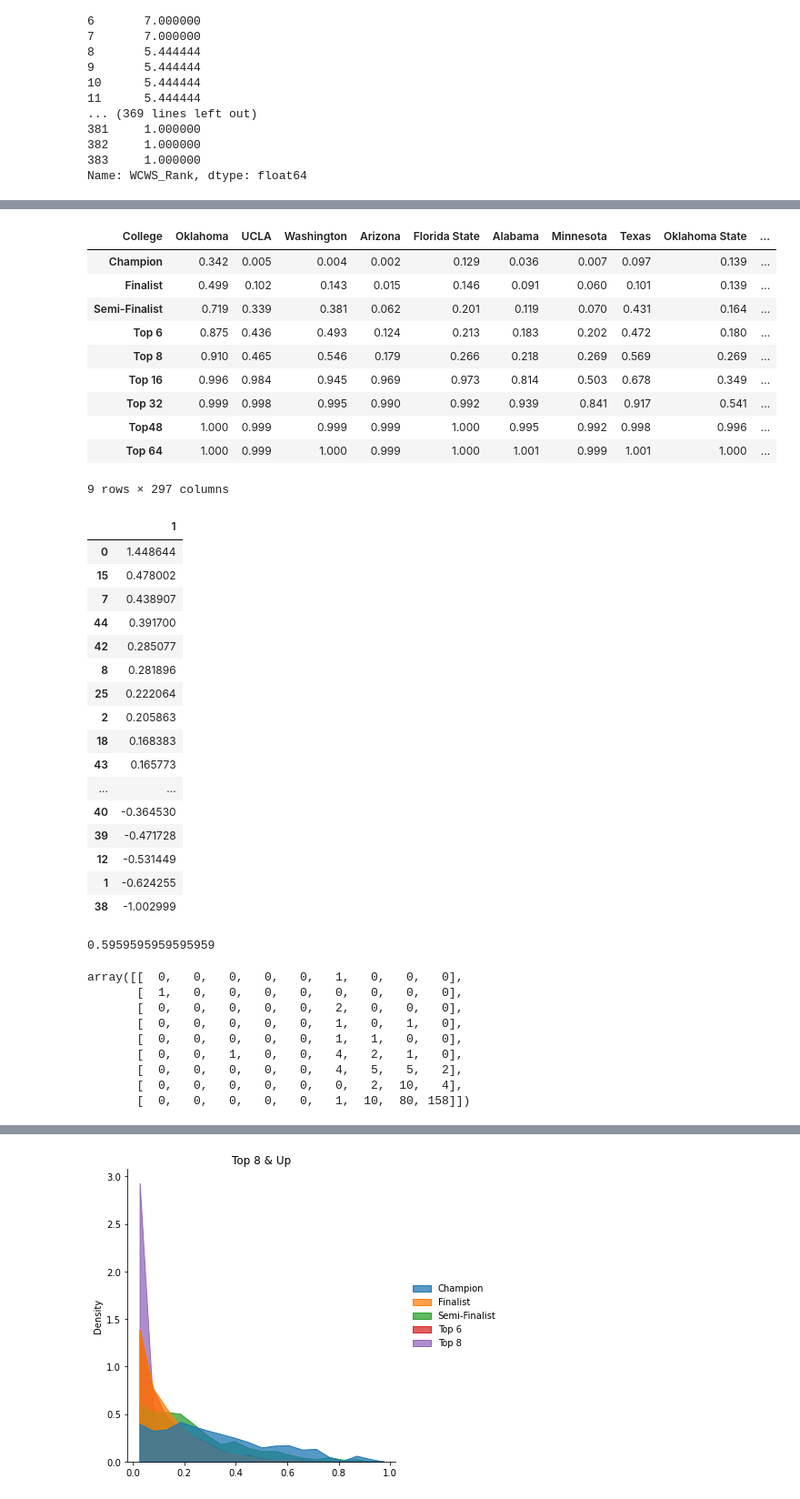
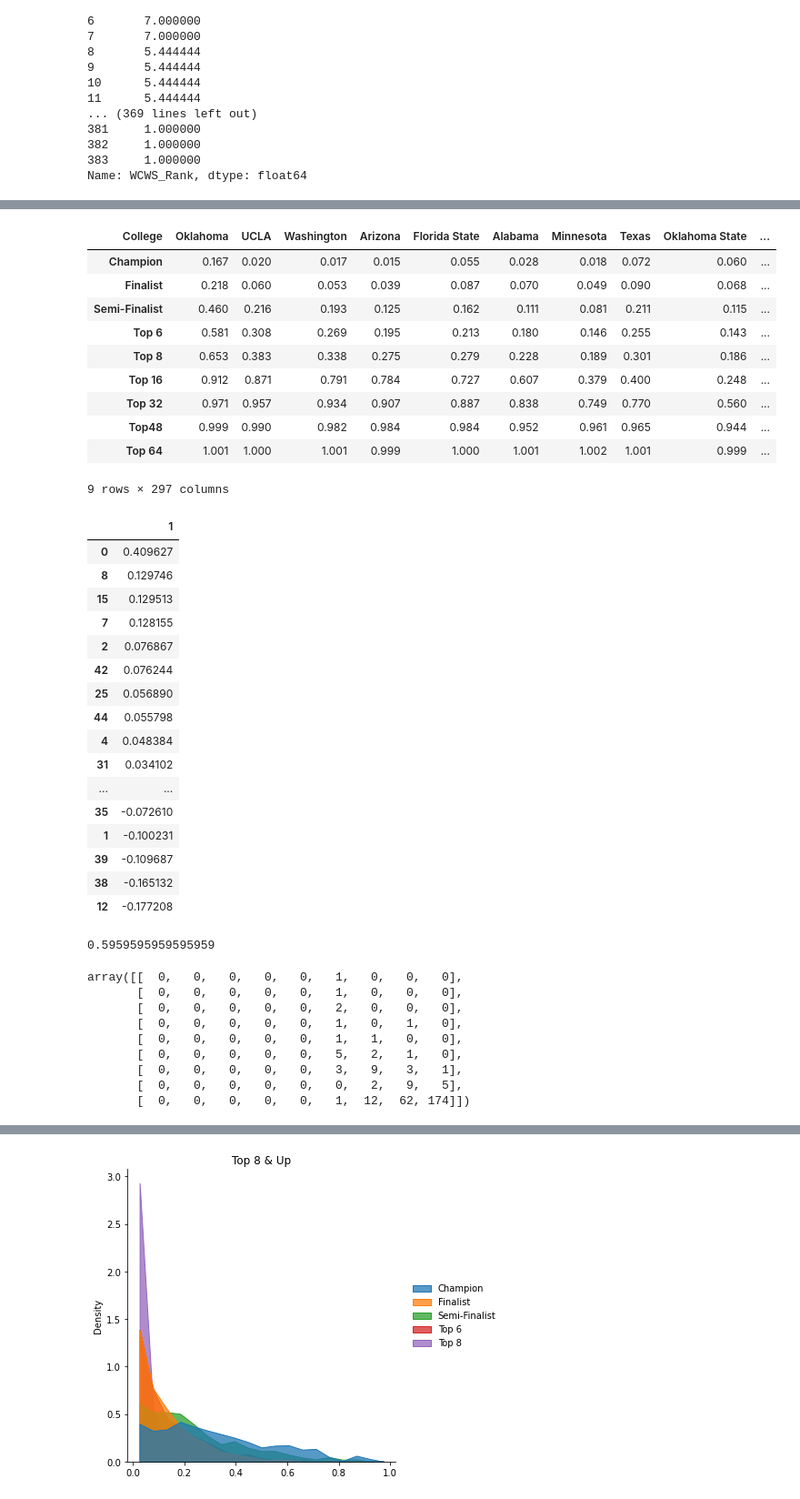
Before and after one commit to koeunlim/Capstone_Softball, a Jupyter notebook: 07-2_NCAA_Softball_Model3_WS_Ranking_Logistic_famd.ipynb, the cells around one changed output, grey strips where cells are left out. Shown: that part at 91% size. Cells and saved outputs as stored; diff of their text form; code cells hidden in the pictures.

```diff
--- a/07-2_NCAA_Softball_Model3_WS_Ranking_Logistic_famd.ipynb
+++ b/07-2_NCAA_Softball_Model3_WS_Ranking_Logistic_famd.ipynb
@@ -225,26 +225,26 @@ plt.show()
 # %%
 X_College_2019 = pd.read_csv('Data/X_College_2019.csv')
 # %%
-# C=1 is the best model
-logistic = LogisticRegression(multi_class='multinomial', solver='lbfgs', penalty='l2', C=1)
+# C=0.1 is the best model
+logistic = LogisticRegression(multi_class='multinomial', solver='lbfgs', penalty='l2', C=0.1)
 logistic.fit(X, y_WSrank)
 WS_prob = pd.DataFrame(logistic.predict_proba(X_2019)).T.round(decimals = 3)
 WS_prob.columns = X_College_2019.College
 #WS_prob.index = np.sort(y_WSrank.WCWS_Rank.unique())
 WS_prob.index = ['Champion','Finalist','Semi-Finalist','Top 6','Top 8', 'Top 16', 'Top 32','Top48','Top 64']
 WS_prob_cum = WS_prob.cumsum(axis = 0)
 WS_prob_cum
 # %% [output]
 | College | Oklahoma | UCLA | Washington | Arizona | Florida State | Alabama | Minnesota | Texas | Oklahoma State | ... |
-| Champion | 0.342 | 0.005 | 0.004 | 0.002 | 0.129 | 0.036 | 0.007 | 0.097 | 0.139 | ... |
-| Finalist | 0.499 | 0.102 | 0.143 | 0.015 | 0.146 | 0.091 | 0.060 | 0.101 | 0.139 | ... |
-| Semi-Finalist | 0.719 | 0.339 | 0.381 | 0.062 | 0.201 | 0.119 | 0.070 | 0.431 | 0.164 | ... |
-| Top 6 | 0.875 | 0.436 | 0.493 | 0.124 | 0.213 | 0.183 | 0.202 | 0.472 | 0.180 | ... |
-| Top 8 | 0.910 | 0.465 | 0.546 | 0.179 | 0.266 | 0.218 | 0.269 | 0.569 | 0.269 | ... |
-| Top 16 | 0.996 | 0.984 | 0.945 | 0.969 | 0.973 | 0.814 | 0.503 | 0.678 | 0.349 | ... |
-| Top 32 | 0.999 | 0.998 | 0.995 | 0.990 | 0.992 | 0.939 | 0.841 | 0.917 | 0.541 | ... |
-| Top48 | 1.000 | 0.999 | 0.999 | 0.999 | 1.000 | 0.995 | 0.992 | 0.998 | 0.996 | ... |
-| Top 64 | 1.000 | 0.999 | 1.000 | 0.999 | 1.000 | 1.001 | 0.999 | 1.001 | 1.000 | ... |
+| Champion | 0.167 | 0.020 | 0.017 | 0.015 | 0.055 | 0.028 | 0.018 | 0.072 | 0.060 | ... |
+| Finalist | 0.218 | 0.060 | 0.053 | 0.039 | 0.087 | 0.070 | 0.049 | 0.090 | 0.068 | ... |
+| Semi-Finalist | 0.460 | 0.216 | 0.193 | 0.125 | 0.162 | 0.111 | 0.081 | 0.211 | 0.115 | ... |
+| Top 6 | 0.581 | 0.308 | 0.269 | 0.195 | 0.213 | 0.180 | 0.146 | 0.255 | 0.143 | ... |
+| Top 8 | 0.653 | 0.383 | 0.338 | 0.275 | 0.279 | 0.228 | 0.189 | 0.301 | 0.186 | ... |
+| Top 16 | 0.912 | 0.871 | 0.791 | 0.784 | 0.727 | 0.607 | 0.379 | 0.400 | 0.248 | ... |
+| Top 32 | 0.971 | 0.957 | 0.934 | 0.907 | 0.887 | 0.838 | 0.749 | 0.770 | 0.560 | ... |
+| Top48 | 0.999 | 0.990 | 0.982 | 0.984 | 0.984 | 0.952 | 0.961 | 0.965 | 0.944 | ... |
+| Top 64 | 1.001 | 1.000 | 1.001 | 0.999 | 1.000 | 1.001 | 1.002 | 1.001 | 0.999 | ... |
 9 rows × 297 columns
 # %%
 Coef = pd.DataFrame(logistic.coef_)
@@ -252,36 +252,36 @@ Coef.columns = X.columns
 Coef[Coef.index == 1].T.sort_values(by=1,ascending=False)
 # %% [output]
 |  | 1 |
-| 0 | 1.448644 |
-| 15 | 0.478002 |
-| 7 | 0.438907 |
-| 44 | 0.391700 |
-| 42 | 0.285077 |
-| 8 | 0.281896 |
-| 25 | 0.222064 |
-| 2 | 0.205863 |
-| 18 | 0.168383 |
-| 43 | 0.165773 |
+| 0 | 0.409627 |
+| 8 | 0.129746 |
+| 15 | 0.129513 |
+| 7 | 0.128155 |
+| 2 | 0.076867 |
+| 42 | 0.076244 |
+| 25 | 0.056890 |
+| 44 | 0.055798 |
+| 4 | 0.048384 |
+| 31 | 0.034102 |
 | ... | ... |
-| 40 | -0.364530 |
-| 39 | -0.471728 |
-| 12 | -0.531449 |
-| 1 | -0.624255 |
-| 38 | -1.002999 |
+| 35 | -0.072610 |
+| 1 | -0.100231 |
+| 39 | -0.109687 |
+| 38 | -0.165132 |
+| 12 | -0.177208 |
 # %%
 print((10+5+4+158)/len(y_WSrank_2019))
 confusion_matrix(y_WSrank_2019,logistic.predict(X_2019))
 # %% [output]
 0.5959595959595959
 array([[  0,   0,   0,   0,   0,   1,   0,   0,   0],
-       [  1,   0,   0,   0,   0,   0,   0,   0,   0],
+       [  0,   0,   0,   0,   0,   1,   0,   0,   0],
        [  0,   0,   0,   0,   0,   2,   0,   0,   0],
        [  0,   0,   0,   0,   0,   1,   0,   1,   0],
        [  0,   0,   0,   0,   0,   1,   1,   0,   0],
-       [  0,   0,   1,   0,   0,   4,   2,   1,   0],
-       [  0,   0,   0,   0,   0,   4,   5,   5,   2],
-       [  0,   0,   0,   0,   0,   0,   2,  10,   4],
-       [  0,   0,   0,   0,   0,   1,  10,  80, 158]])
+       [  0,   0,   0,   0,   0,   5,   2,   1,   0],
+       [  0,   0,   0,   0,   0,   3,   9,   3,   1],
+       [  0,   0,   0,   0,   0,   0,   2,   9,   5],
+       [  0,   0,   0,   0,   0,   1,  12,  62, 174]])
 # %%
 n_bootstrap = 1000
 
```
Also changed, not shown: parts of 5 cells of this notebook, 1 other file.
